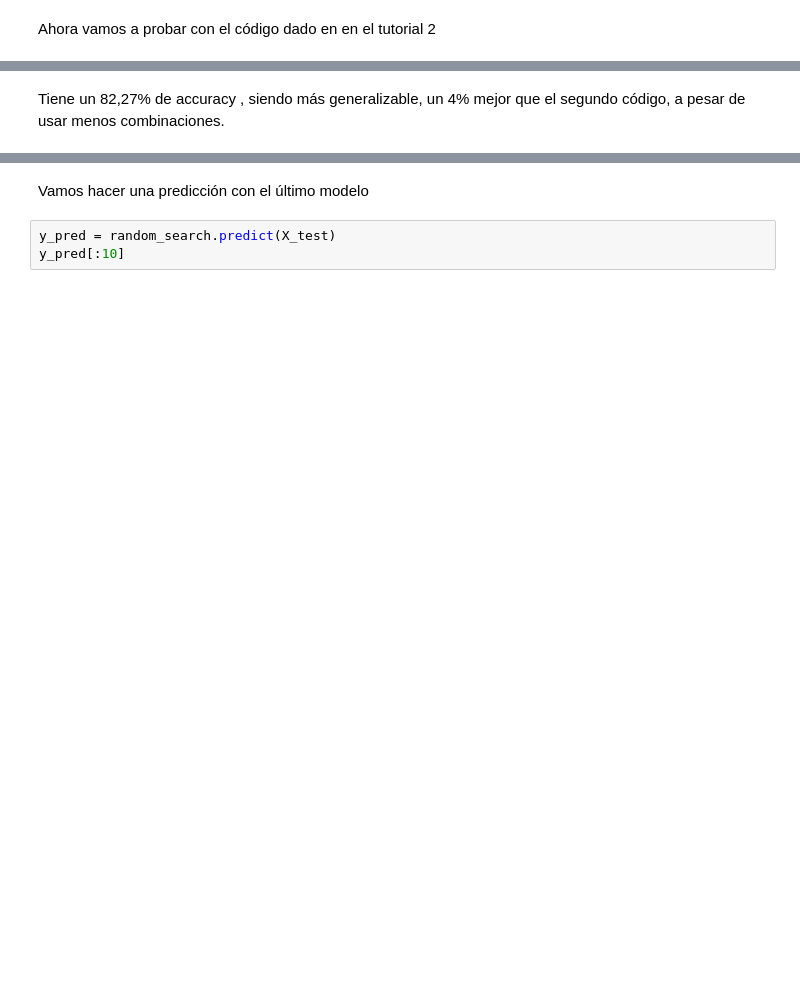
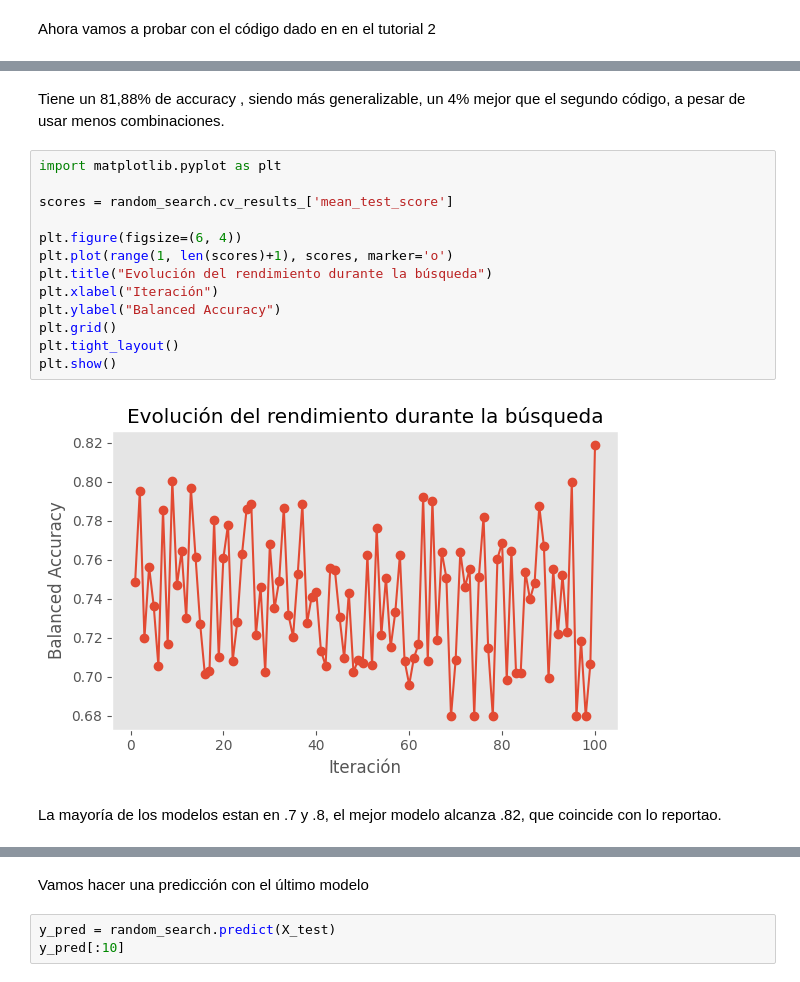
Before and after one commit to 100454201/Grupo35_Practica1, a Jupyter notebook: eda_notebook.ipynb, the cells around one changed output, grey strips where cells are left out. Saved outputs shown, nothing was run; the diff lists cells and outputs as text; blank space fills up the shorter version.

```diff
--- a/eda_notebook.ipynb
+++ b/eda_notebook.ipynb
@@ -612,4 +651,21 @@ random_search.best_score_
 # %% [markdown]
-Tiene un 82,27% de accuracy , siendo más generalizable, un 4% mejor que el segundo código, a pesar de usar menos combinaciones.
+Tiene un 81,88% de accuracy , siendo más generalizable, un 4% mejor que el segundo código, a pesar de usar menos combinaciones.
+# %%
+import matplotlib.pyplot as plt
+
+scores = random_search.cv_results_['mean_test_score']
+
+plt.figure(figsize=(6, 4))
+plt.plot(range(1, len(scores)+1), scores, marker='o')
+plt.title("Evolución del rendimiento durante la búsqueda")
+plt.xlabel("Iteración")
+plt.ylabel("Balanced Accuracy")
+plt.grid()
+plt.tight_layout()
+plt.show()
+# %% [output]
+[figure, added]
+# %% [markdown]
+La mayoría de los modelos estan en .7 y .8, el mejor modelo alcanza .82, que coincide con lo reportao.
 # %%
 random_search.best_params_
```
Also changed, not shown: parts of 30 cells of this notebook.
